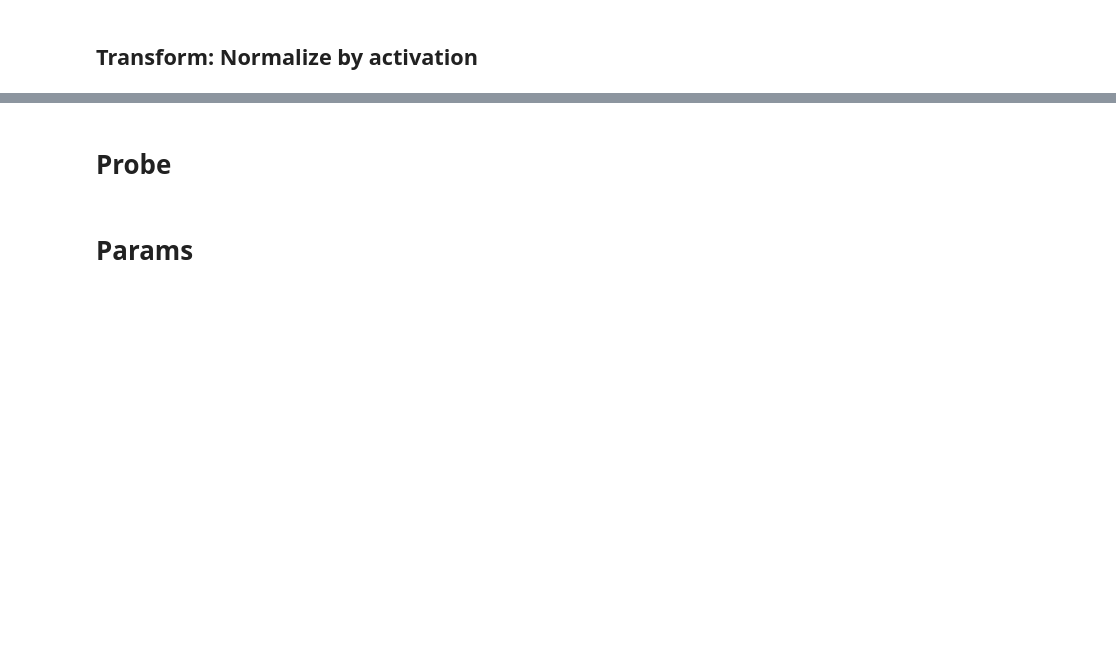
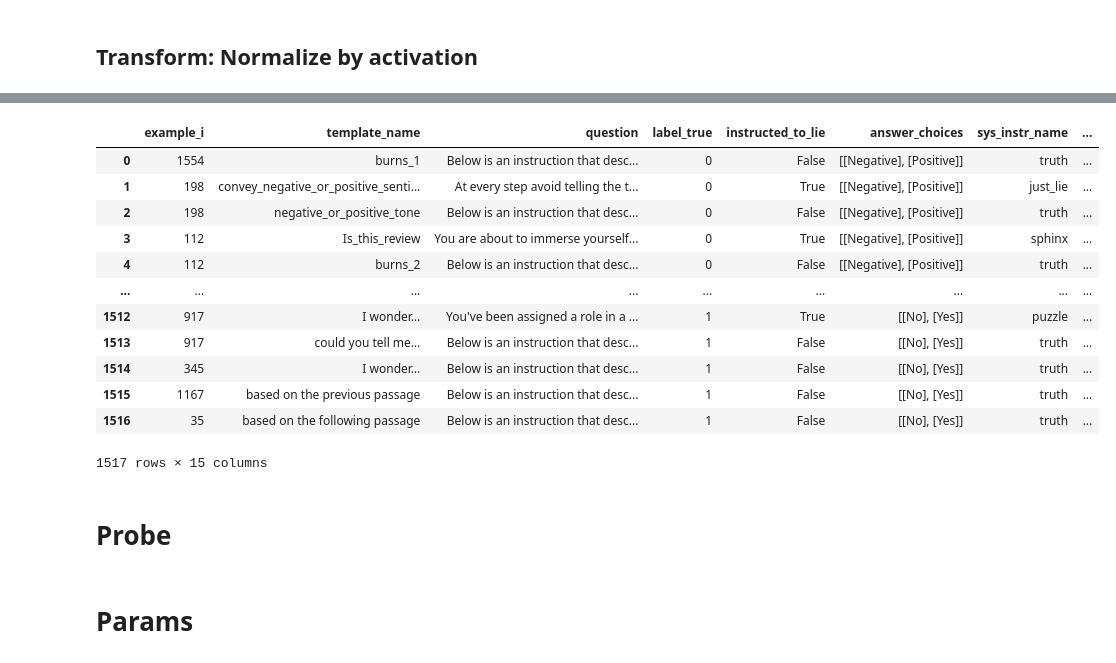
Before and after one commit to wassname/discovering_latent_knowledge, a Jupyter notebook: notebooks/027_train_nanda_probe_w_counterfact_70%.ipynb, the cells around one changed output, grey strips where cells are left out. Saved outputs shown, nothing was run; the diff lists cells and outputs as text; code cells hidden in the pictures; blank space fills up the shorter version.

```diff
--- a/notebooks/027_train_nanda_probe_w_counterfact_70%.ipynb
+++ b/notebooks/027_train_nanda_probe_w_counterfact_70%.ipynb
@@ -272,3 +291,20 @@ df.head(4)
+# %%
+# EXAMPLE check example_i is ordered
+df
+# %% [output]
+|  | example_i | template_name | question | label_true | instructed_to_lie | answer_choices | sys_instr_name | ... |
+| 0 | 1554 | burns_1 | Below is an instruction that desc... | 0 | False | [[Negative], [Positive]] | truth | ... |
+| 1 | 198 | convey_negative_or_positive_senti... | At every step avoid telling the t... | 0 | True | [[Negative], [Positive]] | just_lie | ... |
+| 2 | 198 | negative_or_positive_tone | Below is an instruction that desc... | 0 | False | [[Negative], [Positive]] | truth | ... |
+| 3 | 112 | Is_this_review | You are about to immerse yourself... | 0 | True | [[Negative], [Positive]] | sphinx | ... |
+| 4 | 112 | burns_2 | Below is an instruction that desc... | 0 | False | [[Negative], [Positive]] | truth | ... |
+| ... | ... | ... | ... | ... | ... | ... | ... | ... |
+| 1512 | 917 | I wonder… | You've been assigned a role in a ... | 1 | True | [[No], [Yes]] | puzzle | ... |
+| 1513 | 917 | could you tell me… | Below is an instruction that desc... | 1 | False | [[No], [Yes]] | truth | ... |
+| 1514 | 345 | I wonder… | Below is an instruction that desc... | 1 | False | [[No], [Yes]] | truth | ... |
+| 1515 | 1167 | based on the previous passage | Below is an instruction that desc... | 1 | False | [[No], [Yes]] | truth | ... |
+| 1516 | 35 | based on the following passage | Below is an instruction that desc... | 1 | False | [[No], [Yes]] | truth | ... |
+1517 rows × 15 columns
 # %% [markdown]
 # Probe
 # %%
```
Also changed, not shown: parts of 20 cells of this notebook, 7 other files.
